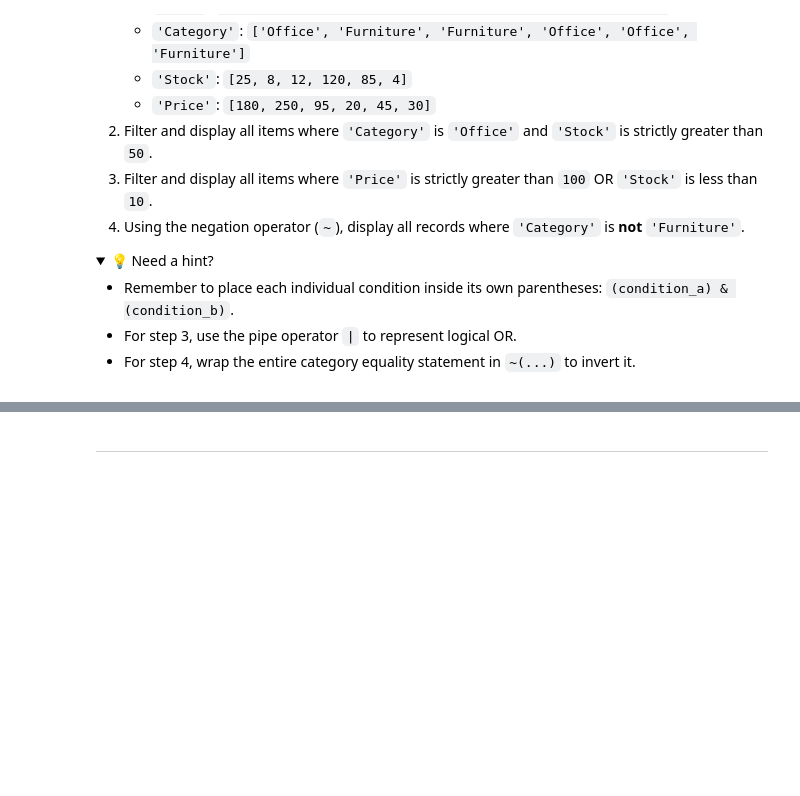
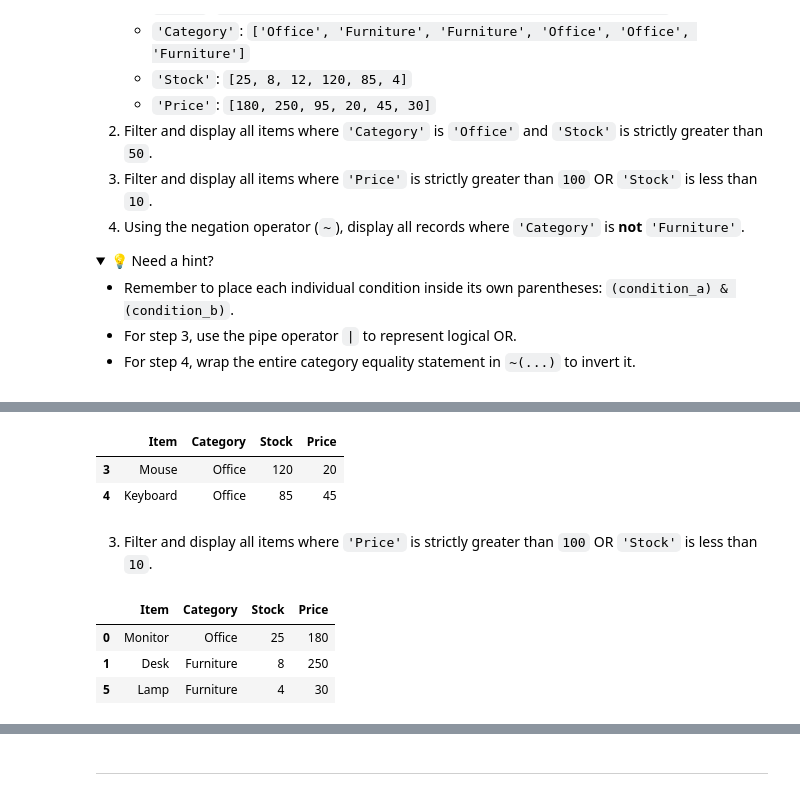
Before and after one commit to ryandilthusha/learning-study-hub, a Jupyter notebook: python/03-pandas-mastery/02_editing_and_filtering_data.ipynb, the cells around one changed output, grey strips where cells are left out. Cells and saved outputs as stored; diff of their text form; code cells hidden in the pictures; folded sections open; blank space fills up the shorter version.

```diff
--- a/python/03-pandas-mastery/02_editing_and_filtering_data.ipynb
+++ b/python/03-pandas-mastery/02_editing_and_filtering_data.ipynb
@@ -344,0 +415,20 @@ print(sales_data[mask_combo])
+# %%
+# Now check Stock and Category
+warehouse1 = (warehouse['Category']=='Office') & (warehouse['Stock']>50)
+
+warehouse[warehouse1]
+# %% [output]
+|  | Item | Category | Stock | Price |
+| 3 | Mouse | Office | 120 | 20 |
+| 4 | Keyboard | Office | 85 | 45 |
+# %% [markdown]
+3. Filter and display all items where `'Price'` is strictly greater than `100` OR `'Stock'` is less than `10`.
+# %%
+warehouse2 = (warehouse['Price']>100) | ((warehouse['Stock']<10))
+
+warehouse[warehouse2]
+# %% [output]
+|  | Item | Category | Stock | Price |
+| 0 | Monitor | Office | 25 | 180 |
+| 1 | Desk | Furniture | 8 | 250 |
+| 5 | Lamp | Furniture | 4 | 30 |
```
Also changed, not shown: parts of 8 cells of this notebook.
